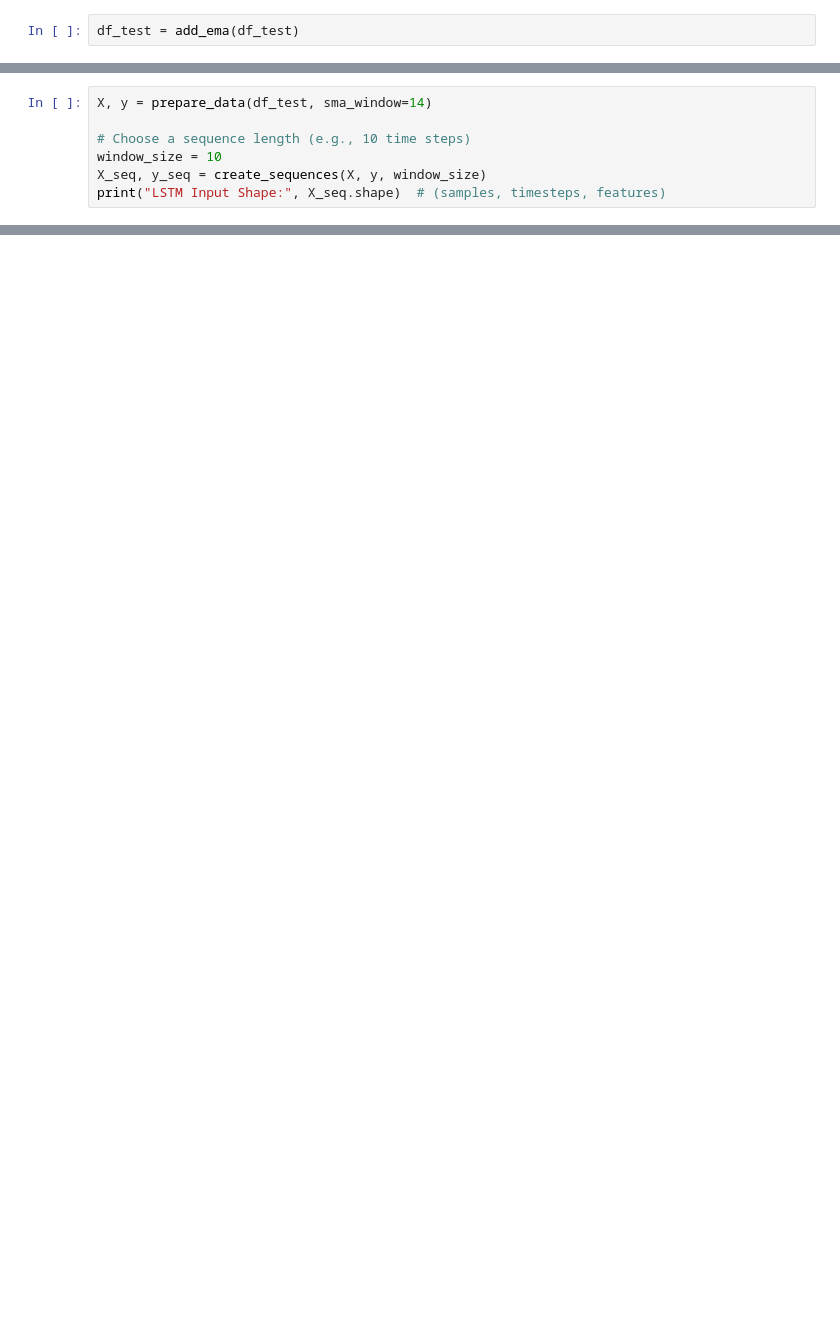
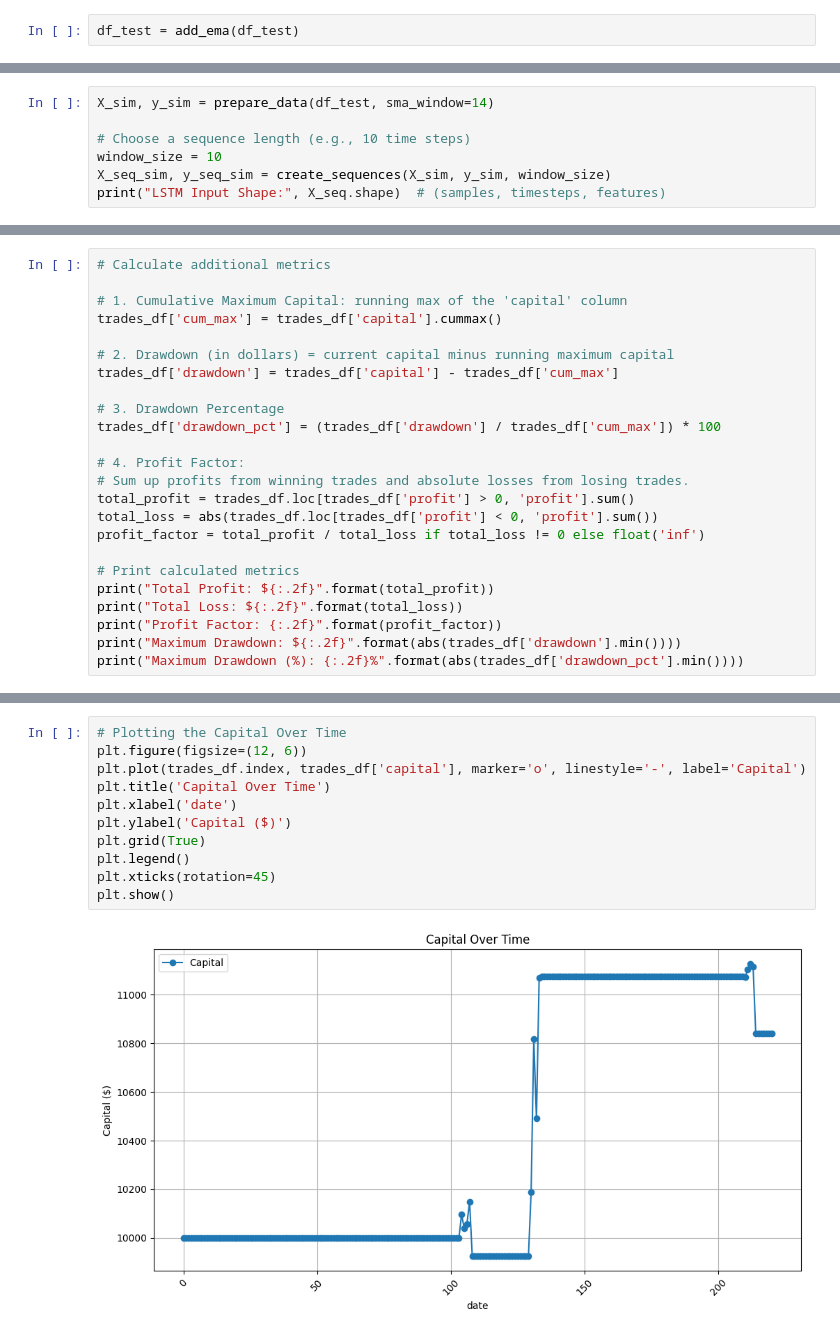
Before and after one commit to camilovm10/IBKR-Python, a Jupyter notebook: IBRK_Forex_API_LSTM_Simple.ipynb, the cells around one changed output, grey strips where cells are left out. Cells and saved outputs as stored; diff of their text form; blank space fills up the shorter version.

```diff
--- a/IBRK_Forex_API_LSTM_Simple.ipynb
+++ b/IBRK_Forex_API_LSTM_Simple.ipynb
@@ -262,8 +336,8 @@ df_test = add_ema(df_test)
 # %%
-X, y = prepare_data(df_test, sma_window=14)
+X_sim, y_sim = prepare_data(df_test, sma_window=14)
 
 # Choose a sequence length (e.g., 10 time steps)
 window_size = 10
-X_seq, y_seq = create_sequences(X, y, window_size)
+X_seq_sim, y_seq_sim = create_sequences(X_sim, y_sim, window_size)
 print("LSTM Input Shape:", X_seq.shape)  # (samples, timesteps, features)
 # %% [output]
@@ -367,0 +488,24 @@ Final Capital: $ 99830.03
+# %%
+# Calculate additional metrics
+
+# 1. Cumulative Maximum Capital: running max of the 'capital' column
+trades_df['cum_max'] = trades_df['capital'].cummax()
+
+# 2. Drawdown (in dollars) = current capital minus running maximum capital
+trades_df['drawdown'] = trades_df['capital'] - trades_df['cum_max']
+
+# 3. Drawdown Percentage
+trades_df['drawdown_pct'] = (trades_df['drawdown'] / trades_df['cum_max']) * 100
+
+# 4. Profit Factor:
+# Sum up profits from winning trades and absolute losses from losing trades.
+total_profit = trades_df.loc[trades_df['profit'] > 0, 'profit'].sum()
+total_loss = abs(trades_df.loc[trades_df['profit'] < 0, 'profit'].sum())
+profit_factor = total_profit / total_loss if total_loss != 0 else float('inf')
+
+# Print calculated metrics
+print("Total Profit: ${:.2f}".format(total_profit))
+print("Total Loss: ${:.2f}".format(total_loss))
+print("Profit Factor: {:.2f}".format(profit_factor))
+print("Maximum Drawdown: ${:.2f}".format(abs(trades_df['drawdown'].min())))
+print("Maximum Drawdown (%): {:.2f}%".format(abs(trades_df['drawdown_pct'].min())))
@@ -367,0 +518,13 @@ Final Capital: $ 99830.03
+# %%
+# Plotting the Capital Over Time
+plt.figure(figsize=(12, 6))
+plt.plot(trades_df.index, trades_df['capital'], marker='o', linestyle='-', label='Capital')
+plt.title('Capital Over Time')
+plt.xlabel('date')
+plt.ylabel('Capital ($)')
+plt.grid(True)
+plt.legend()
+plt.xticks(rotation=45)
+plt.show()
+# %% [output]
+[figure, added]
```
Also changed, not shown: parts of 19 cells of this notebook, 3 other files.
